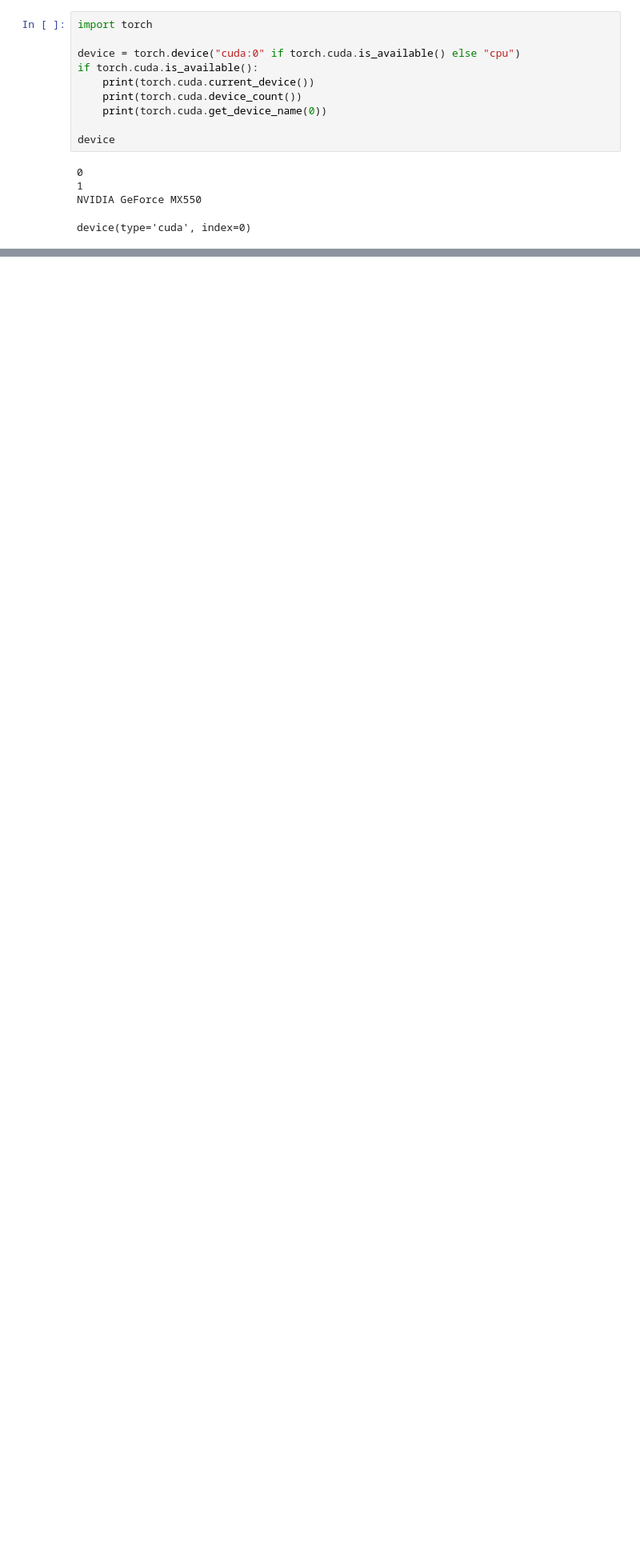
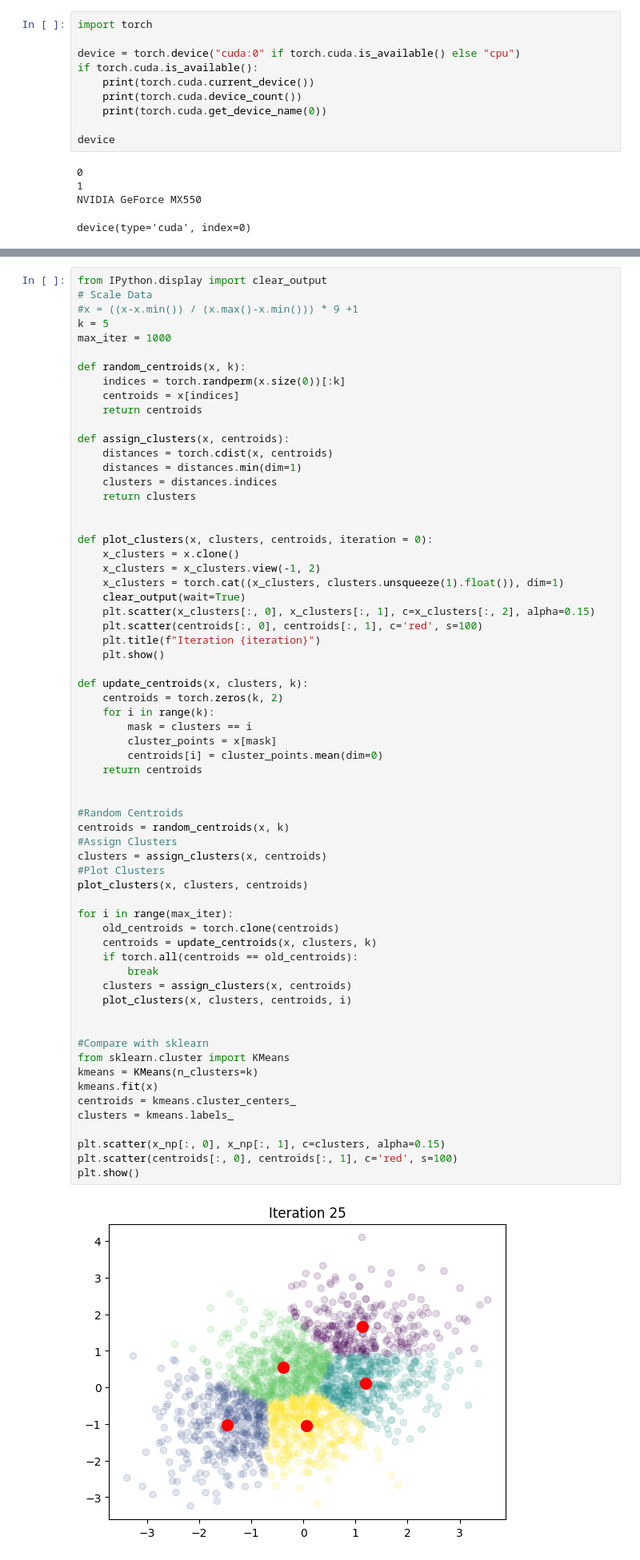
Before and after one commit to SkazuHD/cs370, a Jupyter notebook: assignments/assignment-1/01-assignment-1.ipynb, the cells around one changed output, grey strips where cells are left out. Shown at 80% size. Drawn from its saved outputs; the diff is of its cells as text; blank space fills up the shorter version.

Commit message:
assignment 1a

```diff
--- a/assignments/assignment-1/01-assignment-1.ipynb
+++ b/assignments/assignment-1/01-assignment-1.ipynb
@@ -53,0 +43,66 @@ plt.show()
+# %%
+from IPython.display import clear_output
+# Scale Data
+#x = ((x-x.min()) / (x.max()-x.min())) * 9 +1
+k = 5
+max_iter = 1000
+
+def random_centroids(x, k):
+    indices = torch.randperm(x.size(0))[:k]
+    centroids = x[indices]
+    return centroids
+
+def assign_clusters(x, centroids):
+    distances = torch.cdist(x, centroids)
+    distances = distances.min(dim=1)
+    clusters = distances.indices
+    return clusters
+
+
+def plot_clusters(x, clusters, centroids, iteration = 0):
+    x_clusters = x.clone()
+    x_clusters = x_clusters.view(-1, 2)
+    x_clusters = torch.cat((x_clusters, clusters.unsqueeze(1).float()), dim=1)
+    clear_output(wait=True)
+    plt.scatter(x_clusters[:, 0], x_clusters[:, 1], c=x_clusters[:, 2], alpha=0.15)
+    plt.scatter(centroids[:, 0], centroids[:, 1], c='red', s=100)
+    plt.title(f"Iteration {iteration}")
+    plt.show()
+
+def update_centroids(x, clusters, k):
+    centroids = torch.zeros(k, 2)
+    for i in range(k):
+        mask = clusters == i
+        cluster_points = x[mask]
+        centroids[i] = cluster_points.mean(dim=0)
+    return centroids
+
+
+#Random Centroids
+centroids = random_centroids(x, k)
+#Assign Clusters
+clusters = assign_clusters(x, centroids)
+#Plot Clusters
+plot_clusters(x, clusters, centroids)
+
+for i in range(max_iter):
+    old_centroids = torch.clone(centroids)
+    centroids = update_centroids(x, clusters, k)
+    if torch.all(centroids == old_centroids):
+        break
+    clusters = assign_clusters(x, centroids)
+    plot_clusters(x, clusters, centroids, i)
+
+
+#Compare with sklearn
+from sklearn.cluster import KMeans
+kmeans = KMeans(n_clusters=k)
+kmeans.fit(x)
+centroids = kmeans.cluster_centers_
+clusters = kmeans.labels_
+
+plt.scatter(x_np[:, 0], x_np[:, 1], c=clusters, alpha=0.15)
+plt.scatter(centroids[:, 0], centroids[:, 1], c='red', s=100)
+plt.show()
+# %% [output]
+[figure, added]
```
Also changed, not shown: parts of 7 cells of this notebook.
